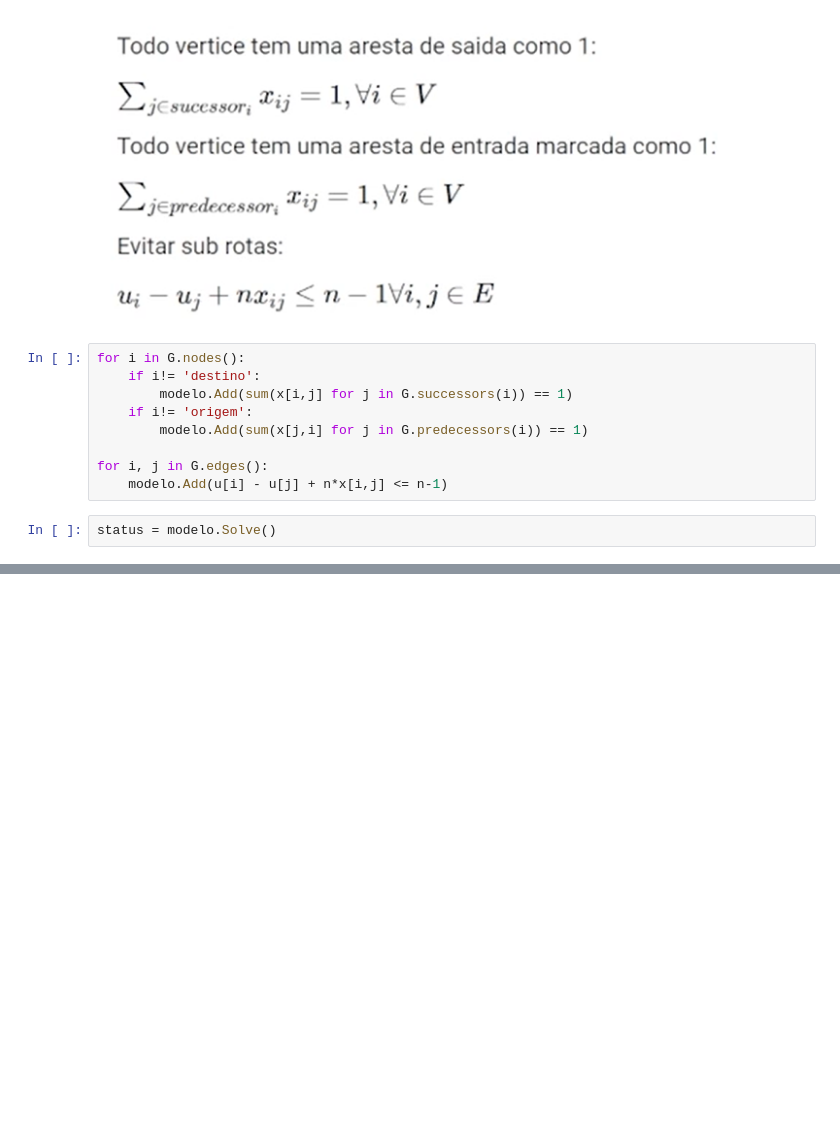
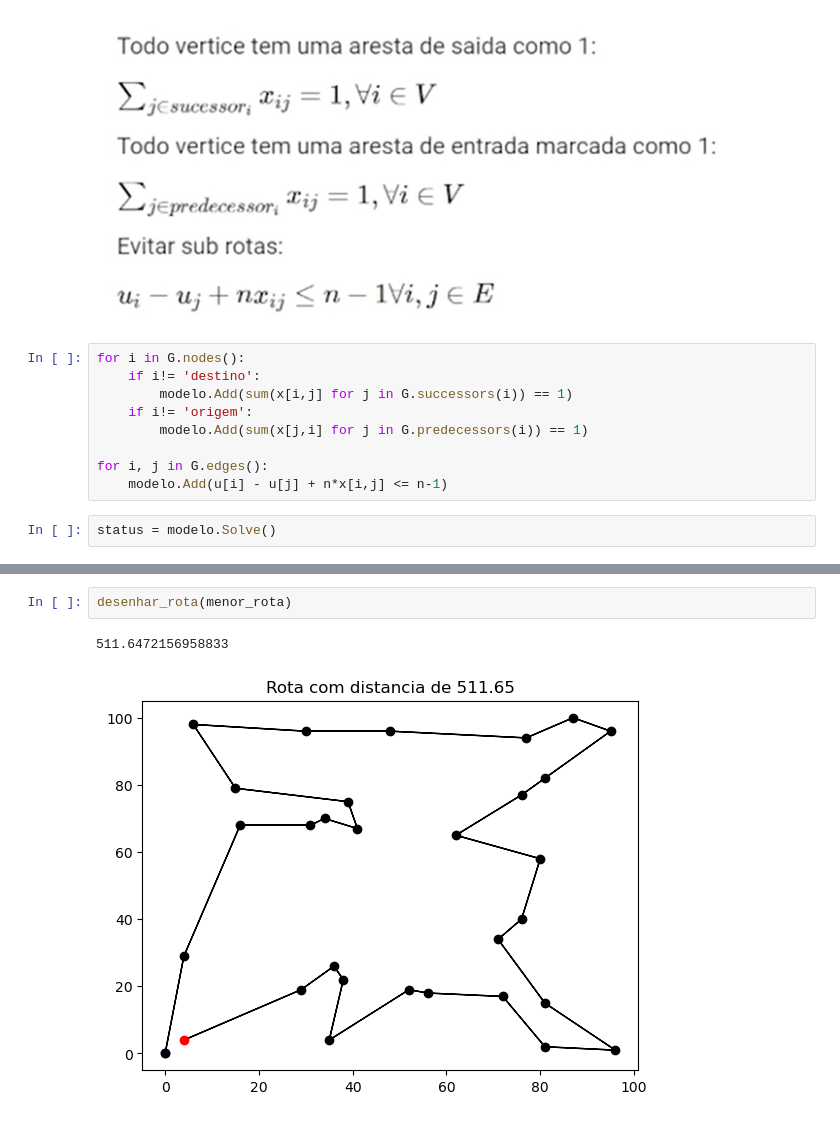
Before and after one commit to FilipePessoa30/otimizacao, a Jupyter notebook: 1-Problemas_de_rotas.ipynb, the cells around one changed output, grey strips where cells are left out. Cells and saved outputs as stored; diff of their text form; blank space fills up the shorter version.

```diff
--- a/1-Problemas_de_rotas.ipynb
+++ b/1-Problemas_de_rotas.ipynb
@@ -649,0 +926,5 @@ destino 6.0
+# %%
+desenhar_rota(menor_rota)
+# %% [output]
+511.6472156958833
+[figure, added]
```
Also changed, not shown: parts of 51 cells of this notebook, 1 other file.
